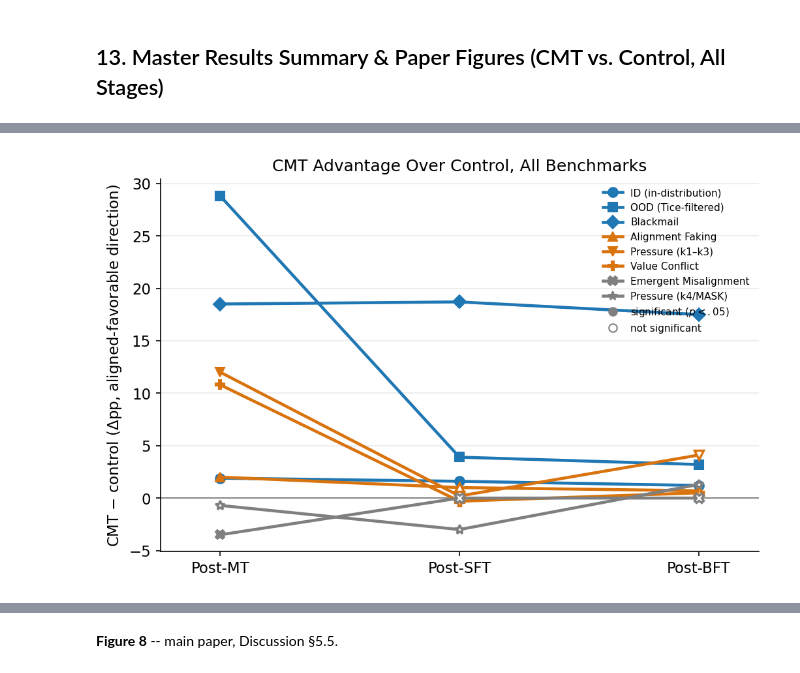
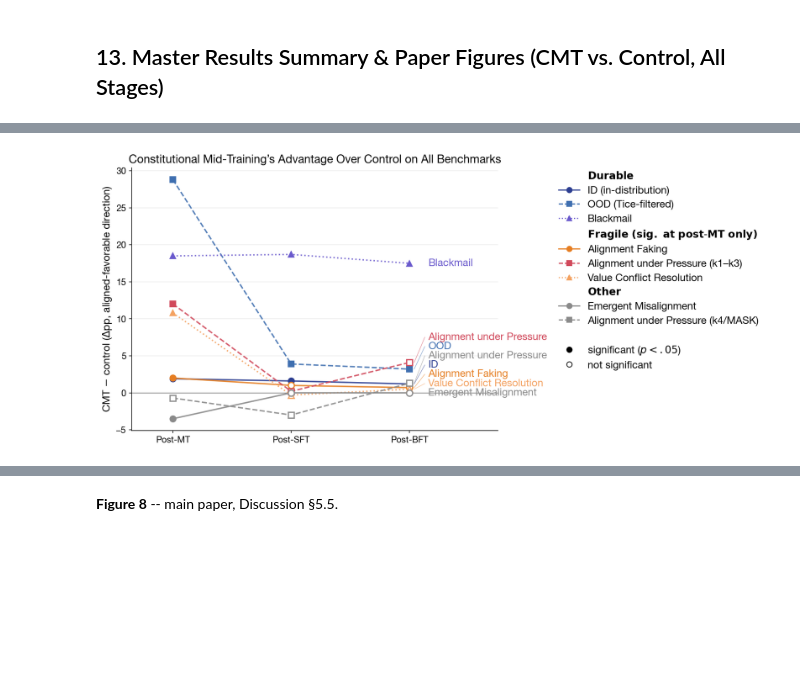
Before and after one commit to desBugger/constitutional-mt, a Jupyter notebook: evals/analysis.ipynb, the cells around one changed output, grey strips where cells are left out. Drawn from its saved outputs; the diff is of its cells as text; code cells hidden in the pictures; blank space fills up the shorter version.

```diff
--- a/evals/analysis.ipynb
+++ b/evals/analysis.ipynb
@@ -2639,13 +2623,85 @@ master_df
 # %%
-# ── Fig 6 (Results): comprehensive master trajectory, all 8 benchmarks ───────
-fig, ax = plt.subplots(figsize=(7.0, 4.6))
-plot_master(ax)
-ax.set_title("CMT Advantage Over Control, All Benchmarks")
-handles, labels = ax.get_legend_handles_labels()
-filled = Line2D([0],[0], marker="o", color="gray", markerfacecolor="gray", linestyle="None", label="significant ($p<.05$)")
-hollow = Line2D([0],[0], marker="o", color="gray", markerfacecolor="white", markeredgecolor="gray", linestyle="None", label="not significant")
-ax.legend(handles=handles+[filled,hollow], loc="upper right", fontsize=7.3, ncol=1, frameon=False)
-fig.tight_layout()
-fig.savefig(FIG_DIR/"fig6_results_master.pdf", bbox_inches="tight"); plt.show()
+# ── Master figure: CMT advantage over control, all 8 benchmarks x 3 stages ───
+# Used as-is in both the paper's Results section (comprehensive comparison) and
+# referenced from Discussion \u00a75.2-5.3 (durable vs. fragile grouping, via the legend).
+# Points share the same x-position (stage) across all benchmarks; a small vertical
+# jitter is applied for visual separation only (cosmetic, note in the paper caption).
+# Significant points: filled with the benchmark color. Not significant: white fill,
+# colored outline.
+AX_SIZE = 11.5     # axes tick-label size (unchanged)
+BIG = AX_SIZE + 2   # everything else (title, legend, y-label, end-of-line labels): +2pt
+VJITTER = {name: (i - 3.5) * 0 for i, name in enumerate(BENCH)}  # cosmetic only, \u00b1~0.4pp max
+
+with plt.rc_context({
+    "font.family": "sans-serif",
+    "font.sans-serif": ["Helvetica Neue", "Helvetica", "Arial", "DejaVu Sans"],
+    "mathtext.fontset": "dejavusans",
+    "font.size": AX_SIZE,
+    "xtick.labelsize": AX_SIZE,
+    "ytick.labelsize": AX_SIZE,
+    "axes.titlesize": BIG + 1.5,
+}):
+    fig, ax = plt.subplots(figsize=(12.8, 5.6))
+    end_positions = []
+    for name, d in BENCH.items():
+        color = d["color"]
+        xj = X
+        yj = [v + VJITTER[name] for v in d["vals"]]
+        for xv, v, s in zip(xj, yj, d["sig"]):
+            if s:
+                ax.plot(xv, v, marker=d["mk"], markersize=8, markerfacecolor=color,
+                        markeredgecolor=color, markeredgewidth=1.1, zorder=4)
+            else:
+                ax.plot(xv, v, marker=d["mk"], markersize=8, markerfacecolor="white",
+                        markeredgecolor=color, markeredgewidth=1.6, zorder=4)
+        ax.plot(xj, yj, color=color, linewidth=1.8, linestyle=d["ls"], zorder=3, alpha=0.9)
+        end_positions.append([name, xj[-1], yj[-1], yj[-1], color])
+
+    # de-clutter end-of-line label y-positions (greedy spacing), with a thin leader
+    # line connecting each label back to its true marker position when offset
+    end_positions.sort(key=lambda r: r[2])
+    min_gap = 1.25
+    for i in range(1, len(end_positions)):
+        if end_positions[i][3] - end_positions[i-1][3] < min_gap:
+            end_positions[i][3] = end_positions[i-1][3] + min_gap
+    for name, xv, y_true, y_label, color in end_positions:
+        label_x = xv + 0.16
+        if abs(y_label - y_true) > 0.05:
+            ax.plot([xv + 0.04, label_x - 0.03], [y_true, y_label], color=color,
+                    linewidth=0.7, alpha=0.6, zorder=2)
+        ax.text(label_x, y_label, name.split(" (")[0], color=color, fontsize=BIG,
+                va="center", ha="left", fontweight="bold")
+
+    ax.axhline(0, color="black", linewidth=0.8, alpha=0.6, zorder=1)
+    ax.set_xticks(X); ax.set_xticklabels(STAGES)
+    ax.set_ylabel("CMT $-$ control ($\\Delta$pp, aligned-favorable direction)", fontsize=BIG)
+    ax.set_title("Constitutional Mid-Training\u2019s Advantage Over Control on All Benchmarks")
+    ax.grid(axis="y", alpha=0.25); ax.spines[["top", "right"]].set_visible(False)
+    ax.set_xlim(-0.35, 2.75)
+
+    def header(label):
+        return Line2D([0], [0], linestyle="None", marker="None", label=label)
+
+    durable_names = [n for n,d in BENCH.items() if d["group"]=="durable"]
+    fragile_names = [n for n,d in BENCH.items() if d["group"]=="fragile"]
+    other_names = [n for n,d in BENCH.items() if d["group"]=="other"]
+    handles = [
+        header(r"$\mathbf{Durable}$"),
+        *[Line2D([0],[0], color=BENCH[n]["color"], marker=BENCH[n]["mk"], linestyle=BENCH[n]["ls"],
+                 markersize=7, markerfacecolor=BENCH[n]["color"], label=n) for n in durable_names],
+        header(r"$\mathbf{Fragile\ (sig.\ at\ post\text{-}MT\ only)}$"),
+        *[Line2D([0],[0], color=BENCH[n]["color"], marker=BENCH[n]["mk"], linestyle=BENCH[n]["ls"],
+                 markersize=7, markerfacecolor=BENCH[n]["color"], label=n) for n in fragile_names],
+        header(r"$\mathbf{Other}$"),
+        *[Line2D([0],[0], color=BENCH[n]["color"], marker=BENCH[n]["mk"], linestyle=BENCH[n]["ls"],
+                 markersize=7, markerfacecolor=BENCH[n]["color"], label=n) for n in other_names],
+        header(""),
+        Line2D([0],[0], marker="o", color="black", markerfacecolor="black", linestyle="None", markersize=7, label="significant ($p<.05$)"),
+        Line2D([0],[0], marker="o", color="black", markerfacecolor="white", markeredgecolor="black", linestyle="None", markersize=7, label="not significant"),
+    ]
+    ax.legend(handles=handles, loc="upper left", bbox_to_anchor=(1.14, 1.02), fontsize=BIG,
+              frameon=False, handlelength=2.0, labelspacing=0.45)
+    fig.tight_layout()
+    fig.savefig(FIG_DIR/"fig6_results_master.pdf", bbox_inches="tight"); plt.show()
 # %% [output]
-[figure, old version]
+[figure, new version]
```
Also changed, not shown: parts of 4 cells of this notebook.
